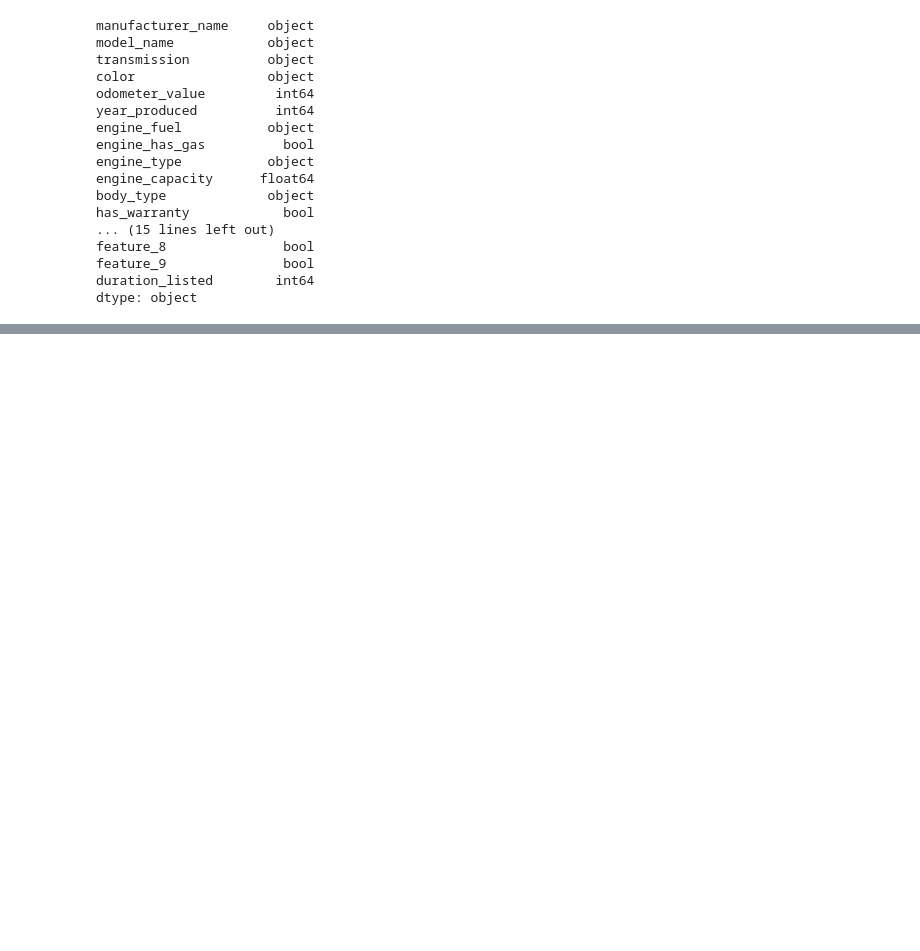
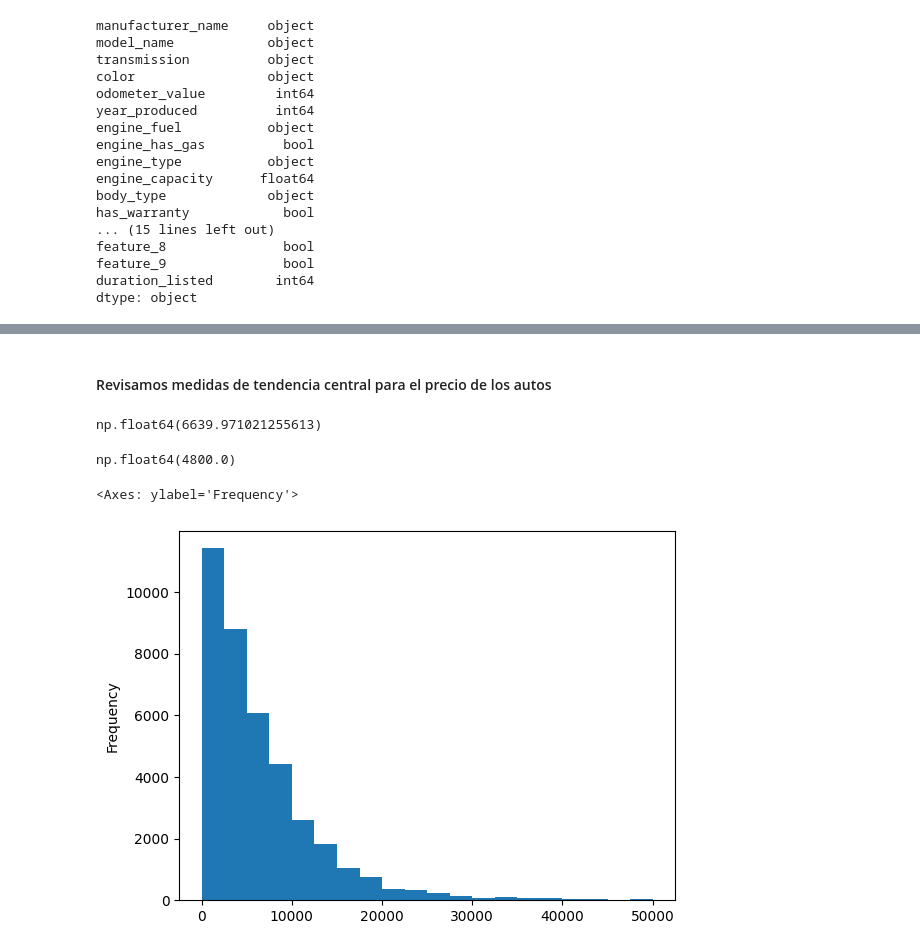
Before and after one commit to Jeison68/CarsProject, a Jupyter notebook: tipo_datos.ipynb, the cells around one changed output, grey strips where cells are left out. Drawn from its saved outputs; the diff is of its cells as text; code cells hidden in the pictures; blank space fills up the shorter version.

```diff
--- a/tipo_datos.ipynb
+++ b/tipo_datos.ipynb
@@ -40,0 +56,15 @@ dtype: object
+# %% [markdown]
+#### Revisamos medidas de tendencia central para el precio de los autos
+# %%
+df['price_usd'].mean()
+# %% [output]
+np.float64(6639.971021255613)
+# %%
+df['price_usd'].median()
+# %% [output]
+np.float64(4800.0)
+# %%
+df['price_usd'].plot.hist(bins=20)
+# %% [output]
+<Axes: ylabel='Frequency'>
+[figure, added]
```
Also changed, not shown: parts of 9 cells of this notebook.
